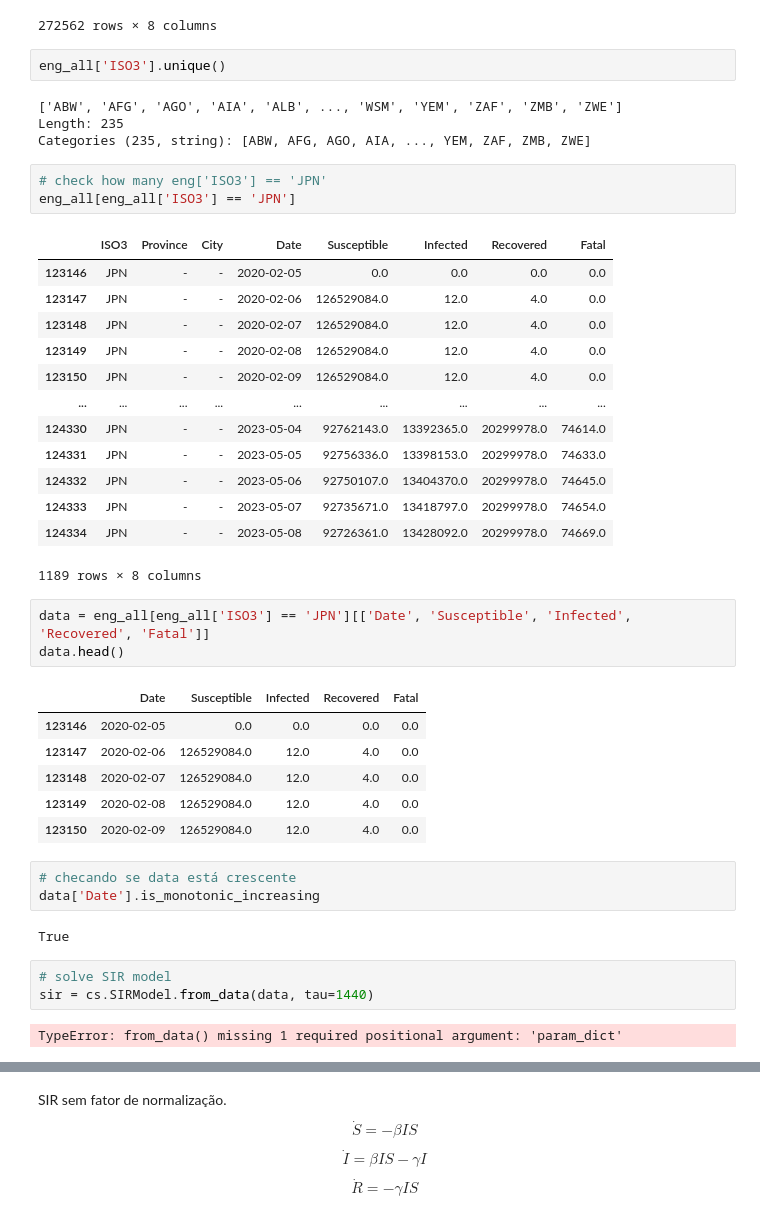
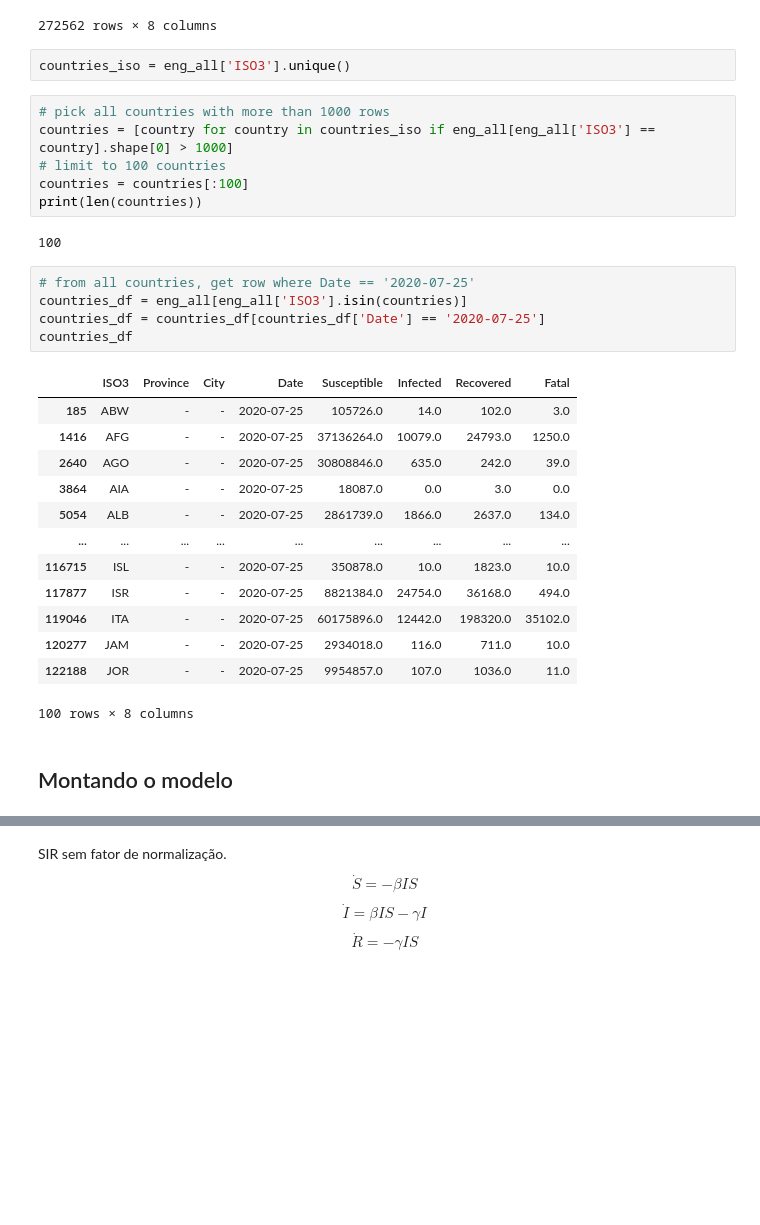
Before and after one commit to Salies/data-driven-des, a Jupyter notebook: sir.ipynb, the cells around one changed output, grey strips where cells are left out. Cells and saved outputs as stored; diff of their text form; blank space fills up the shorter version.

```diff
--- a/sir.ipynb
+++ b/sir.ipynb
@@ -71,45 +73,33 @@ eng_all
 | 272561 | ZWE | - | - | 2023-03-09 | 14174742.0 | 175611.0 | 82994.0 | 5671.0 |
 272562 rows × 8 columns
 # %%
-eng_all['ISO3'].unique()
+countries_iso = eng_all['ISO3'].unique()
-# %% [output]
-['ABW', 'AFG', 'AGO', 'AIA', 'ALB', ..., 'WSM', 'YEM', 'ZAF', 'ZMB', 'ZWE']
-Length: 235
-Categories (235, string): [ABW, AFG, AGO, AIA, ..., YEM, ZAF, ZMB, ZWE]
-# %%
-# check how many eng['ISO3'] == 'JPN'
-eng_all[eng_all['ISO3'] == 'JPN']
-# %% [output]
-|  | ISO3 | Province | City | Date | Susceptible | Infected | Recovered | Fatal |
-| 123146 | JPN | - | - | 2020-02-05 | 0.0 | 0.0 | 0.0 | 0.0 |
-| 123147 | JPN | - | - | 2020-02-06 | 126529084.0 | 12.0 | 4.0 | 0.0 |
-| 123148 | JPN | - | - | 2020-02-07 | 126529084.0 | 12.0 | 4.0 | 0.0 |
-| 123149 | JPN | - | - | 2020-02-08 | 126529084.0 | 12.0 | 4.0 | 0.0 |
-| 123150 | JPN | - | - | 2020-02-09 | 126529084.0 | 12.0 | 4.0 | 0.0 |
-| ... | ... | ... | ... | ... | ... | ... | ... | ... |
-| 124330 | JPN | - | - | 2023-05-04 | 92762143.0 | 13392365.0 | 20299978.0 | 74614.0 |
-| 124331 | JPN | - | - | 2023-05-05 | 92756336.0 | 13398153.0 | 20299978.0 | 74633.0 |
-| 124332 | JPN | - | - | 2023-05-06 | 92750107.0 | 13404370.0 | 20299978.0 | 74645.0 |
-| 124333 | JPN | - | - | 2023-05-07 | 92735671.0 | 13418797.0 | 20299978.0 | 74654.0 |
-| 124334 | JPN | - | - | 2023-05-08 | 92726361.0 | 13428092.0 | 20299978.0 | 74669.0 |
-1189 rows × 8 columns
-# %%
-data = eng_all[eng_all['ISO3'] == 'JPN'][['Date', 'Susceptible', 'Infected', 'Recovered', 'Fatal']]
-data.head()
-# %% [output]
-|  | Date | Susceptible | Infected | Recovered | Fatal |
-| 123146 | 2020-02-05 | 0.0 | 0.0 | 0.0 | 0.0 |
-| 123147 | 2020-02-06 | 126529084.0 | 12.0 | 4.0 | 0.0 |
-| 123148 | 2020-02-07 | 126529084.0 | 12.0 | 4.0 | 0.0 |
-| 123149 | 2020-02-08 | 126529084.0 | 12.0 | 4.0 | 0.0 |
-| 123150 | 2020-02-09 | 126529084.0 | 12.0 | 4.0 | 0.0 |
-# %%
-# checando se data está crescente
-data['Date'].is_monotonic_increasing
-# %% [output]
-True
-# %%
-# solve SIR model
-sir = cs.SIRModel.from_data(data, tau=1440)
-# %% [output]
-TypeError: from_data() missing 1 required positional argument: 'param_dict'
+# %%
+# pick all countries with more than 1000 rows
+countries = [country for country in countries_iso if eng_all[eng_all['ISO3'] == country].shape[0] > 1000]
+# limit to 100 countries
+countries = countries[:100]
+print(len(countries))
+# %% [output]
+100
+# %%
+# from all countries, get row where Date == '2020-07-25'
+countries_df = eng_all[eng_all['ISO3'].isin(countries)]
+countries_df = countries_df[countries_df['Date'] == '2020-07-25']
+countries_df
+# %% [output]
+|  | ISO3 | Province | City | Date | Susceptible | Infected | Recovered | Fatal |
+| 185 | ABW | - | - | 2020-07-25 | 105726.0 | 14.0 | 102.0 | 3.0 |
+| 1416 | AFG | - | - | 2020-07-25 | 37136264.0 | 10079.0 | 24793.0 | 1250.0 |
+| 2640 | AGO | - | - | 2020-07-25 | 30808846.0 | 635.0 | 242.0 | 39.0 |
+| 3864 | AIA | - | - | 2020-07-25 | 18087.0 | 0.0 | 3.0 | 0.0 |
+| 5054 | ALB | - | - | 2020-07-25 | 2861739.0 | 1866.0 | 2637.0 | 134.0 |
+| ... | ... | ... | ... | ... | ... | ... | ... | ... |
+| 116715 | ISL | - | - | 2020-07-25 | 350878.0 | 10.0 | 1823.0 | 10.0 |
+| 117877 | ISR | - | - | 2020-07-25 | 8821384.0 | 24754.0 | 36168.0 | 494.0 |
+| 119046 | ITA | - | - | 2020-07-25 | 60175896.0 | 12442.0 | 198320.0 | 35102.0 |
+| 120277 | JAM | - | - | 2020-07-25 | 2934018.0 | 116.0 | 711.0 | 10.0 |
+| 122188 | JOR | - | - | 2020-07-25 | 9954857.0 | 107.0 | 1036.0 | 11.0 |
+100 rows × 8 columns
+# %% [markdown]
+## Montando o modelo
```
Also changed, not shown: parts of 14 cells of this notebook, 3 other files.
